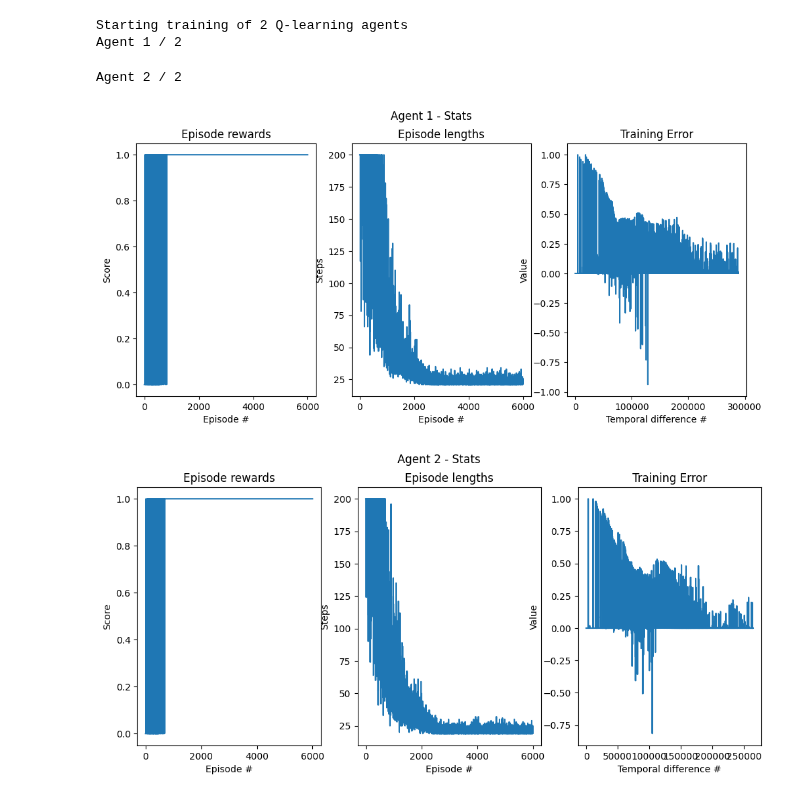
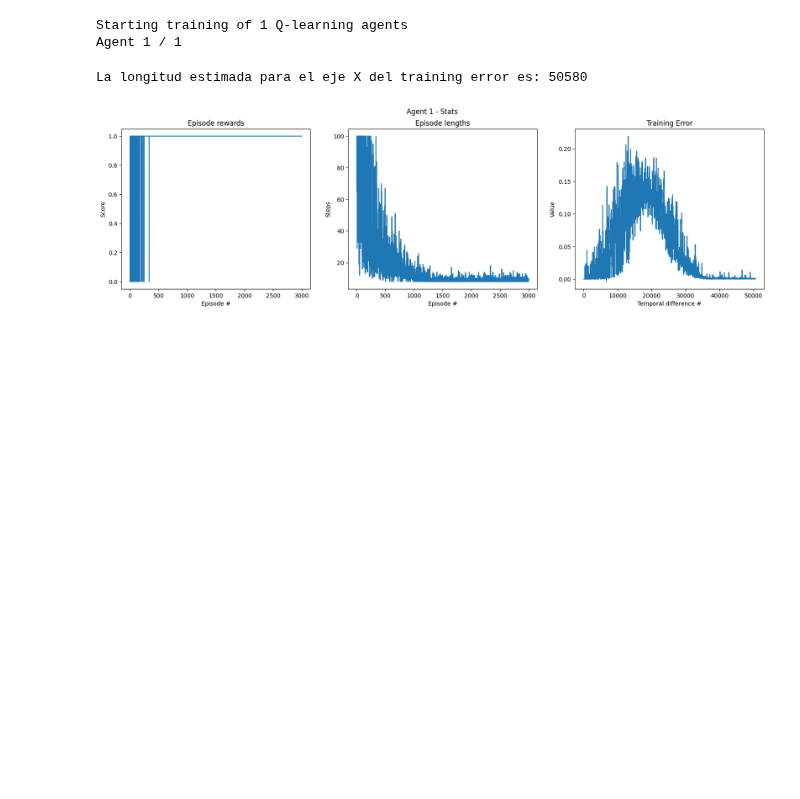
Before and after one commit to salvalago23/TFG_Salvador_Perez_GR, a Jupyter notebook: src/4_QLearning.ipynb, the cells around one changed output. Saved outputs shown, nothing was run; the diff lists cells and outputs as text; code cells hidden in the pictures; blank space fills up the shorter version.

```diff
--- a/src/4_QLearning.ipynb
+++ b/src/4_QLearning.ipynb
@@ -10,16 +10,16 @@ show_stats = True       # show stats
 export_to_JSON = False  # write JSON file
 render = True           # render the results after training
 
-NUM_AGENTS = 2
+NUM_AGENTS = 1
 
-SHAPE = "14x14"             # "5x5" or "14x14"
+SHAPE = "5x5"             # "5x5" or "14x14"
 
 if SHAPE == "5x5":
     EPISODES_PER_AGENT = 3000
     MAX_STEPS_PER_EPISODE = 100
 elif SHAPE == "14x14":
     EPISODES_PER_AGENT = 6000
-    MAX_STEPS_PER_EPISODE = 200
+    MAX_STEPS_PER_EPISODE = 200    #Esto igual es muy poco para el 14x14, lo cual afecta a la grafica de training error
 
 EPS_START = 1.0
 EPS_DECAY = EPS_START/(EPISODES_PER_AGENT/2)  # reduce the exploration over time
@@ -40,16 +40,16 @@ for i in range(NUM_AGENTS):
     agent.train()
     agents_arr.append(agent)
 # %% [output]
-Starting training of 2 Q-learning agents
-Agent 1 / 2
+Starting training of 1 Q-learning agents
+Agent 1 / 1
-Agent 2 / 2
 # %%
 if show_stats:
     for agent in agents_arr:
-        agent.plot_results(rolling_length=1)
+        print("La longitud estimada para el eje X del training error es:", agent.total_steps)
+        agent.plot_results(rolling_length=1, rolling_error=50)
 # %% [output]
+La longitud estimada para el eje X del training error es: 50580
-[figure, old version]
+[figure, new version]
-[figure, removed]
 # %%
 for agent in agents_arr:
     value_grid, policy_grid, string_policy_grid = create_grids(agent.env, agent=agent)
```
Also changed, not shown: parts of 1 cell of this notebook, 3 other files.
